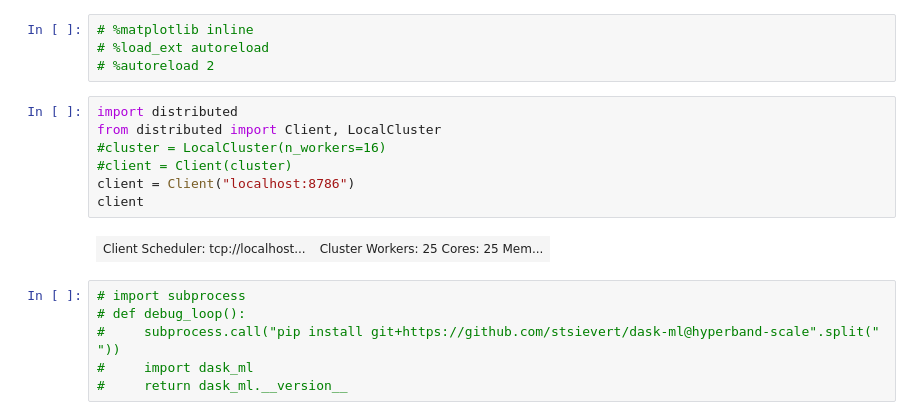
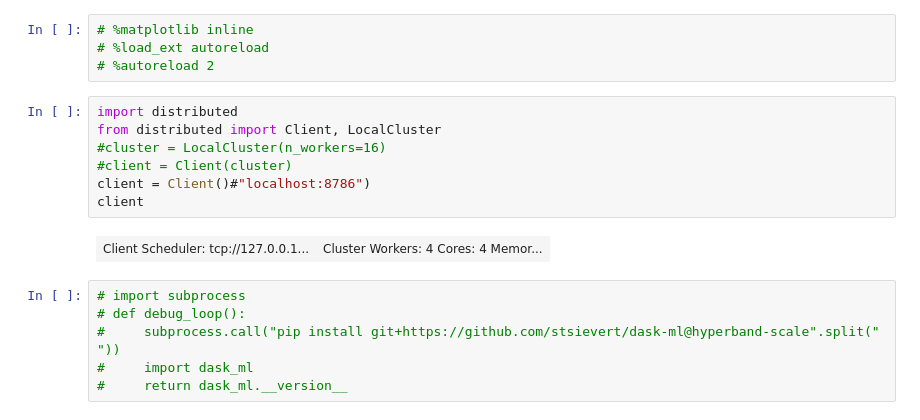
Before and after one commit to stsievert/dask-hyperband-comparison, a Jupyter notebook: image-denoising/Run-repeats.ipynb, the cells around one changed output. Saved outputs shown, nothing was run; the diff lists cells and outputs as text.

```diff
--- a/image-denoising/Run-repeats.ipynb
+++ b/image-denoising/Run-repeats.ipynb
@@ -22,12 +22,12 @@
 # %%
 import distributed
 from distributed import Client, LocalCluster
 #cluster = LocalCluster(n_workers=16)
 #client = Client(cluster)
-client = Client("localhost:8786")
+client = Client()#"localhost:8786")
 client
 # %% [output]
-| Client Scheduler: tcp://localhost... | Cluster Workers: 25 Cores: 25 Mem... |
+| Client Scheduler: tcp://127.0.0.1... | Cluster Workers: 4 Cores: 4 Memor... |
 # %%
 # import subprocess
 # def debug_loop():
```
Also changed, not shown: parts of 8 cells of this notebook.
